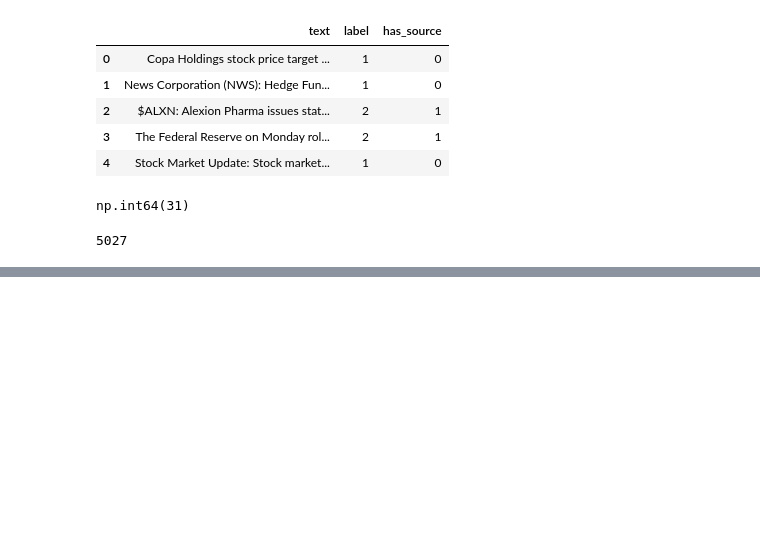
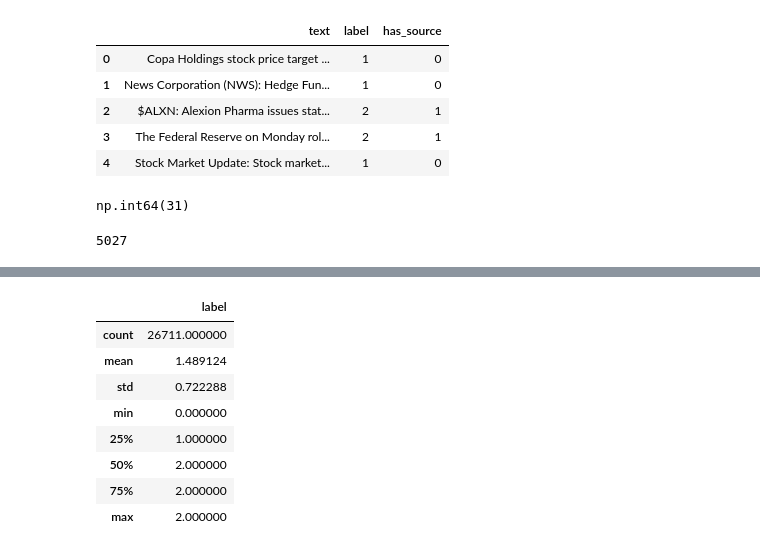
Before and after one commit to ForYourEyesOnlyyy/Sentiment_Analysis_for_Financial_News, a Jupyter notebook: notebooks/feature_engineering.ipynb, the cells around one changed output, grey strips where cells are left out. Saved outputs shown, nothing was run; the diff lists cells and outputs as text; code cells hidden in the pictures; blank space fills up the shorter version.

```diff
--- a/notebooks/feature_engineering.ipynb
+++ b/notebooks/feature_engineering.ipynb
@@ -335,0 +348,12 @@ len(dataset)
+# %%
+df.describe()
+# %% [output]
+|  | label |
+| count | 26711.000000 |
+| mean | 1.489124 |
+| std | 0.722288 |
+| min | 0.000000 |
+| 25% | 1.000000 |
+| 50% | 2.000000 |
+| 75% | 2.000000 |
+| max | 2.000000 |
```
Also changed, not shown: parts of 6 cells of this notebook, 3 other files.
